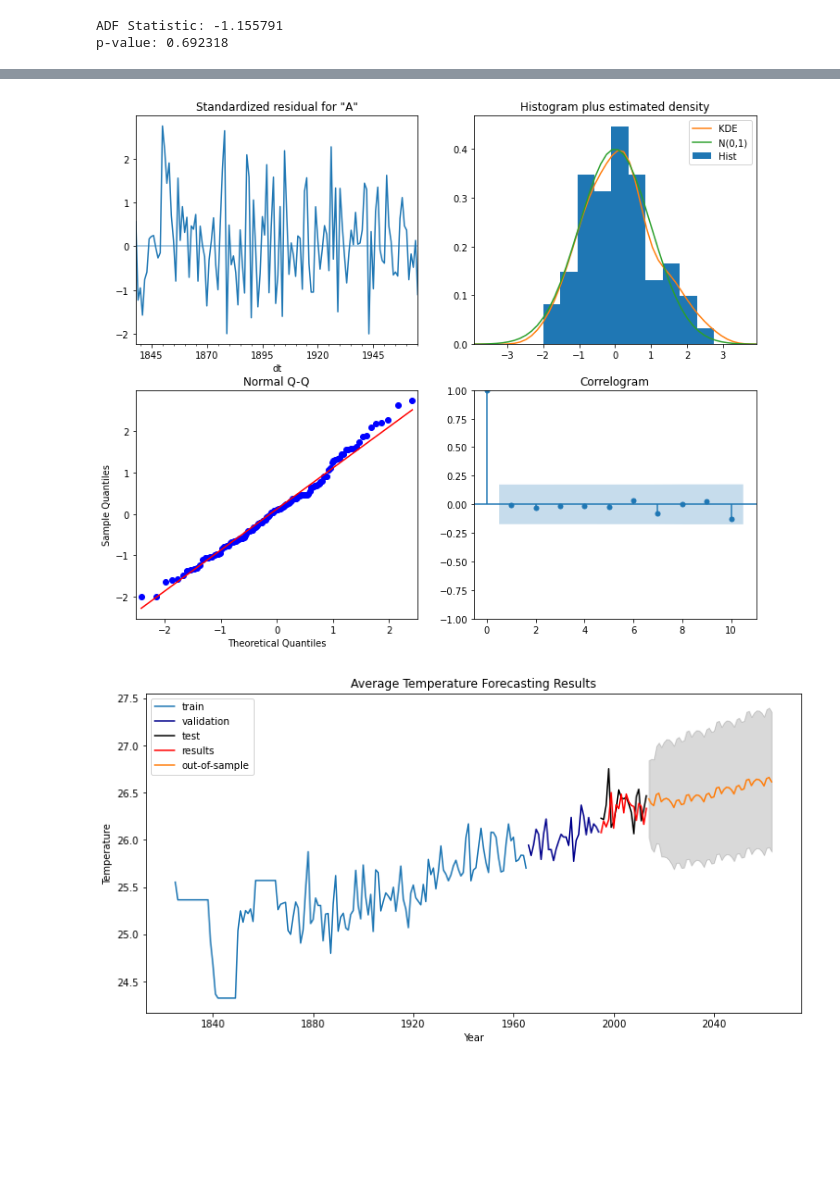
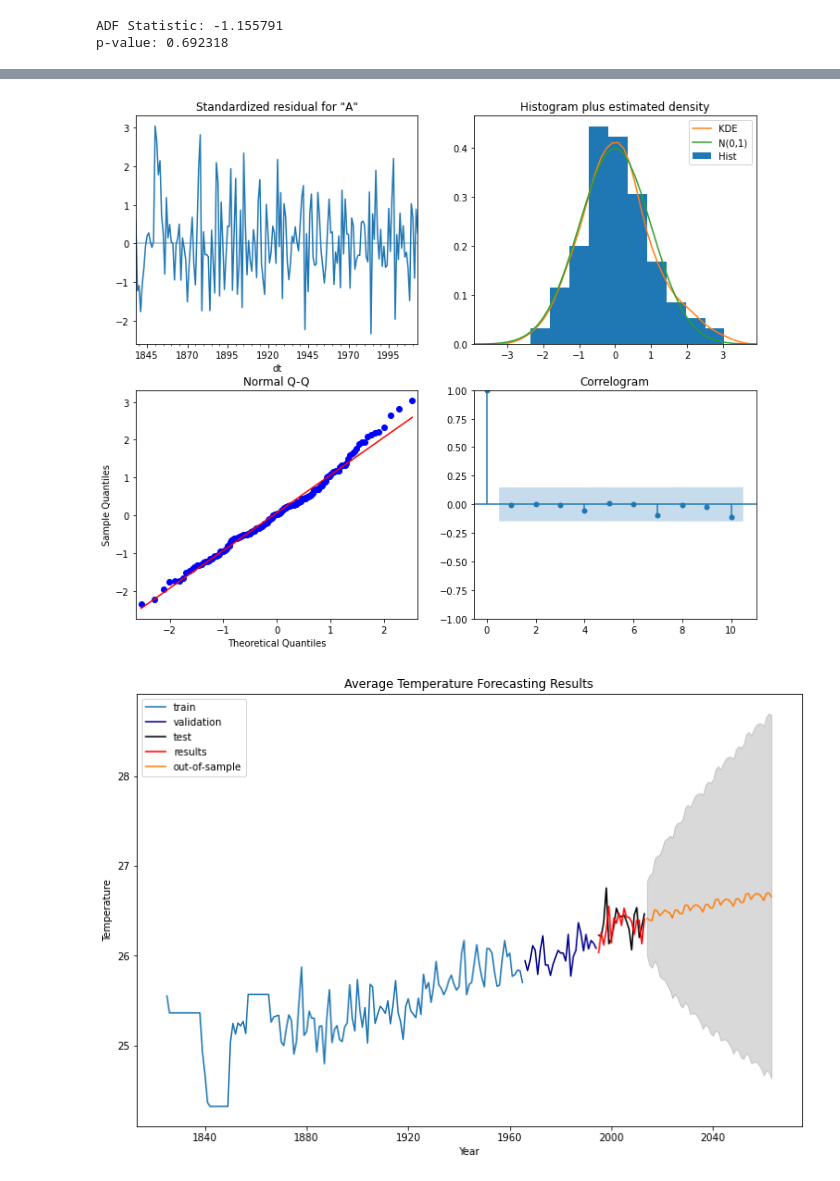
Before and after one commit to EdwardMatthew/Climate-Forecasting, a Jupyter notebook: Analysis/averageTempTrend.ipynb, the cells around one changed output, grey strips where cells are left out. Drawn from its saved outputs; the diff is of its cells as text; code cells hidden in the pictures; blank space fills up the shorter version.

```diff
--- a/Analysis/averageTempTrend.ipynb
+++ b/Analysis/averageTempTrend.ipynb
@@ -132,7 +132,7 @@ results_df
 64 rows × 2 columns
 # %%
-# according to the test above, the best model is the 116 model
-model = SARIMAX(filtered, order=(1,1,6), seasonal_order=(1,1,1,12))
+# according to the test above, the best model is the 313 model
+model = SARIMAX(filtered, order=(3,1,3), seasonal_order=(1,1,1,12))
 model_fit = model.fit()
-print(model_fit.summary())
+model_fit.summary()
 # %% [output]
@@ -158,31 +165,32 @@ Warnings:
 model_fit.plot_diagnostics(figsize=(12, 10))
 plt.show()
 # %% [output]
-[figure, old version]
+[figure, new version]
 # %%
 # plotting the in-sample prediction
 results = model_fit.predict(start=int(n*0.9))
 forecast = model_fit.get_forecast(steps=50)
 conf_int = forecast.conf_int(alpha=0.05)
 out_of_sample = forecast.predicted_mean
 
 # confidence intervals
 lower_bound = pd.Series(conf_int.iloc[:,0])
 upper_bound = pd.Series(conf_int.iloc[:,1])
 
+plt.figure(figsize=(12, 8))
 plt.plot(train, label="train")
 plt.plot(validation, label="validation", color="darkblue")
 plt.plot(test, label="test", color="black")
 plt.plot(results, label="results", color="red")
 plt.plot(out_of_sample, label="out-of-sample")
 plt.fill_between(lower_bound.index, lower_bound, upper_bound, color="k", alpha=.15)
 plt.title("Average Temperature Forecasting Results")
 plt.xlabel("Year")
 plt.ylabel("Temperature")
 plt.legend(loc="upper left")
 plt.show()
 # %% [output]
-[figure, old version]
+[figure, new version]
 # %%
 # regression analysis
 def pred_accuracy(prediction, actual):
```
Also changed, not shown: parts of 4 cells of this notebook, 3 other files.
